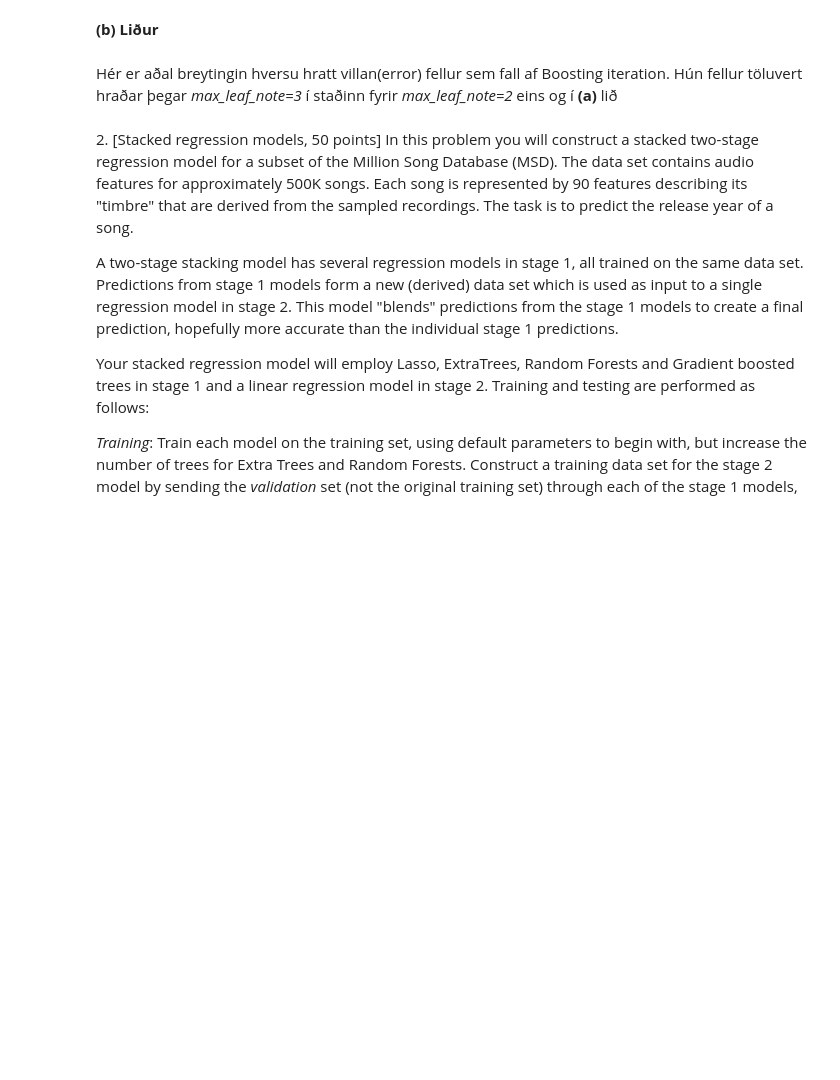
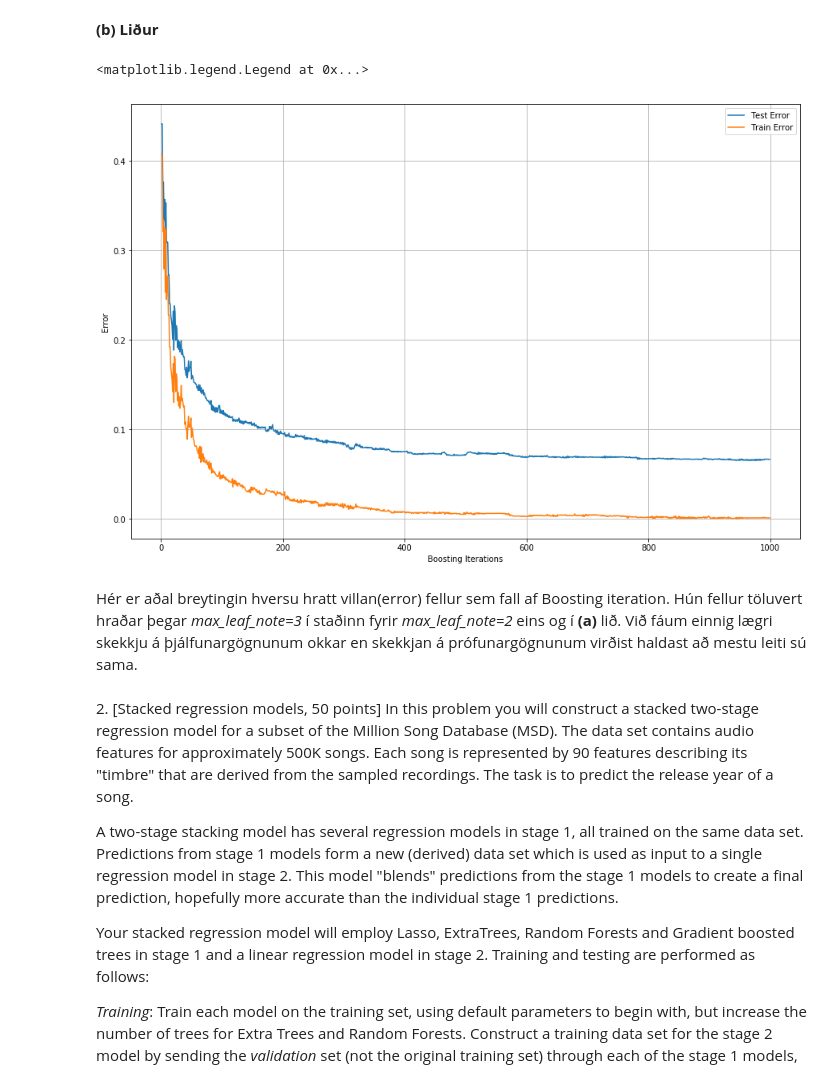
Before and after one commit to EmilGauti/Gervigreind-vor-2019, a Jupyter notebook: Homework 6/hw6.ipynb, the cells around one changed output. Drawn from its saved outputs; the diff is of its cells as text; code cells hidden in the pictures; blank space fills up the shorter version.

```diff
--- a/Homework 6/hw6.ipynb
+++ b/Homework 6/hw6.ipynb
@@ -174,5 +98,33 @@ for m in range(len(M)):
+# %%
+X_train,y_train = hw6(n=1000)
+X_test,y_test = hw6(n=10000)
+n=X_train.shape[0]
+n2=X_test.shape[0]
+M=1000
+trainError_b=np.zeros(M)
+testError_b=np.zeros(M)
+G_train_b,G_test_b = AdaBoostM1(X_train,y_train,X_test,y_test,M,max_ln=3)
+for m in range(M):
+    y_train_pred_b = np.sign(G_train_b[:,m])
+    y_test_pred_b = np.sign(G_test_b[:,m])
+    error_train_b = y_train_pred_b != y_train
+    error_test_b = y_test_pred_b != y_test
+    trainError_b[m] = np.abs(sum(error_train_b))/(n)
+    testError_b[m] = np.abs(sum(error_test_b))/(n2)
+# %%
+#Plottum myndina:
+plt.figure(figsize=(15,10))
+plt.plot(np.arange(1,M),testError_b[1:M],label='Test Error')
+plt.plot(np.arange(1,M),trainError_b[1:M],label='Train Error')
+plt.grid()
+plt.xlabel('Boosting Iterations')
+plt.ylabel('Error')
+plt.legend()
+# %% [output]
+<matplotlib.legend.Legend at 0x...>
+[figure, added]
 # %% [markdown]
-Hér er aðal breytingin hversu hratt villan(error) fellur sem fall af Boosting iteration. Hún fellur töluvert hraðar þegar *max_leaf_note=3* í staðinn fyrir *max_leaf_note=2* eins og í **(a)** lið
+Hér er aðal breytingin hversu hratt villan(error) fellur sem fall af Boosting iteration. Hún fellur töluvert hraðar þegar *max_leaf_note=3* í staðinn fyrir *max_leaf_note=2* eins og í **(a)** lið. Við fáum einnig lægri skekkju á þjálfunargögnunum okkar en skekkjan á prófunargögnunum virðist haldast að mestu leiti sú sama.
 # %% [markdown]
 2\. [Stacked regression models, 50 points] In this problem you will construct a stacked two-stage regression model for a subset of the Million Song Database (MSD). The data set contains audio features for approximately 500K songs. Each song is represented by 90 features describing its "timbre" that are derived from the sampled recordings. The task is to predict the release year of a song.
 
```
Also changed, not shown: parts of 24 cells of this notebook, 4 other files.
